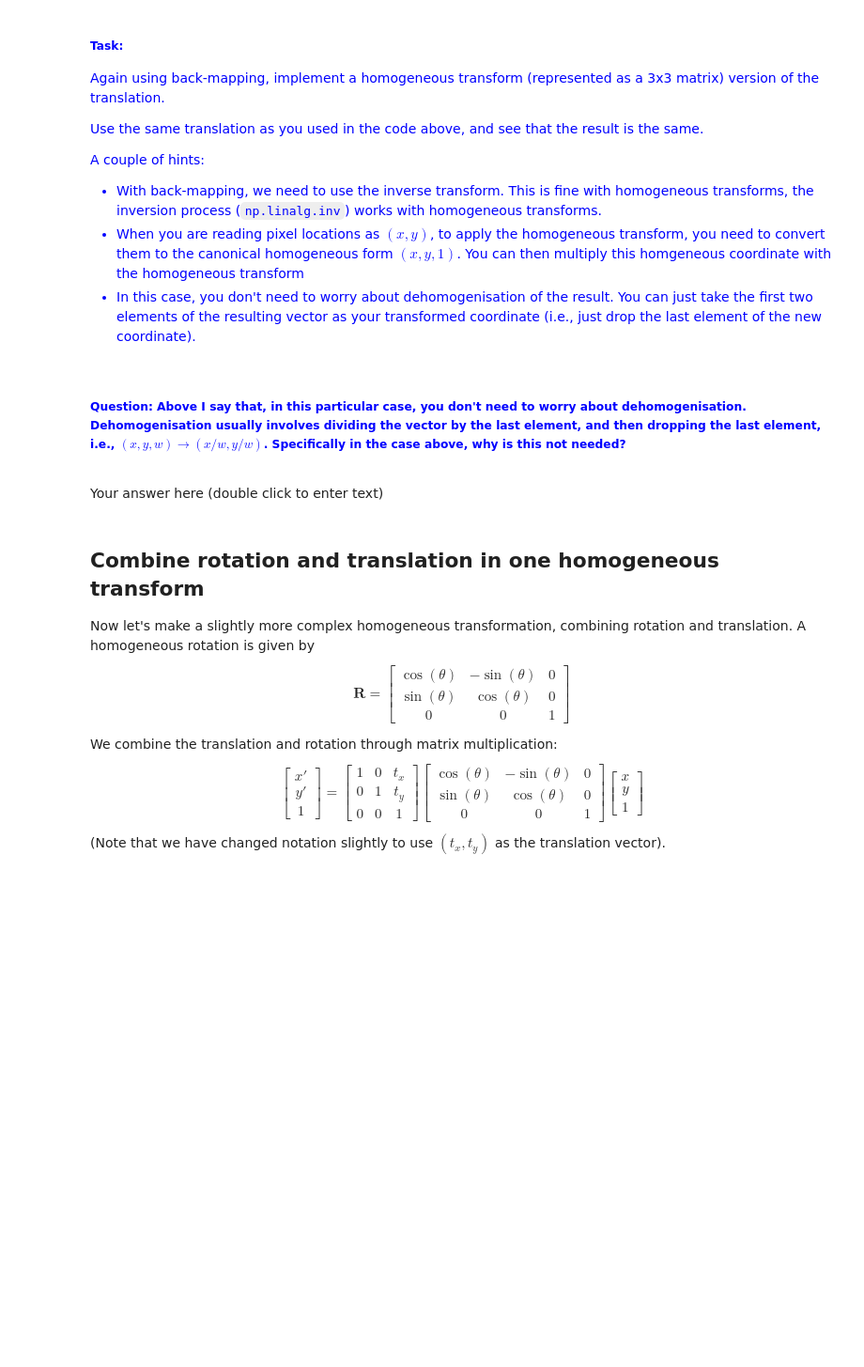
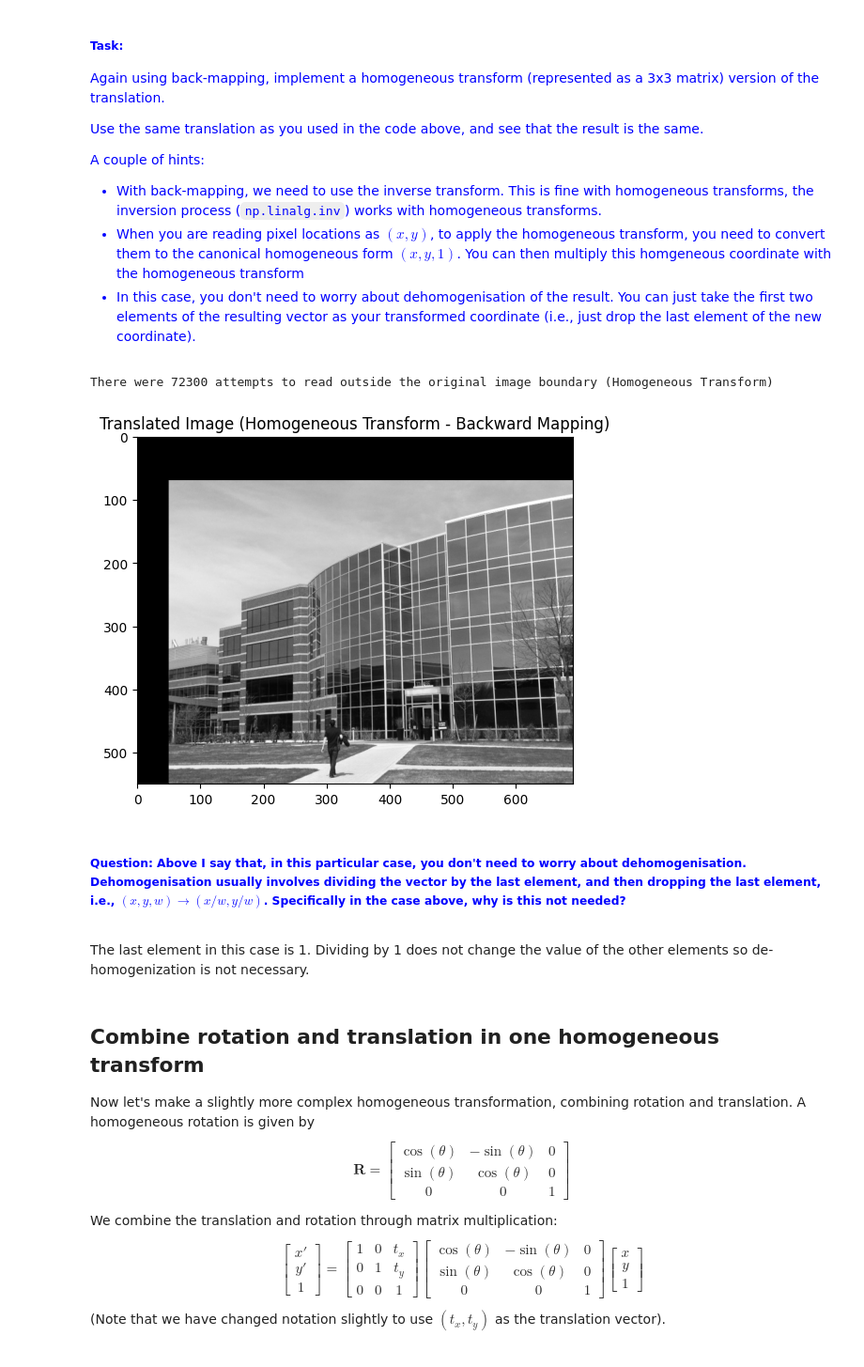
Before and after one commit to JamesBishop1973-coder/JamesB_CE5002_geom_vis, a Jupyter notebook: ETV1/Assignment1b_ProjectiveTransforms_9117504_JB.ipynb, the cells around one changed output. Shown at 94% size. Drawn from its saved outputs; the diff is of its cells as text; code cells hidden in the pictures; blank space fills up the shorter version.

Commit message:
Implemented translation using homogenous transform

```diff
--- a/ETV1/Assignment1b_ProjectiveTransforms_9117504_JB.ipynb
+++ b/ETV1/Assignment1b_ProjectiveTransforms_9117504_JB.ipynb
@@ -57,8 +57,8 @@ a=50
 b=70
 
 # Calculate the dimensions for the output space based on the translation factors
-img_hgt = int(img.shape[0] + b)
-img_wdt = int(img.shape[1] + a)
+img_hgt = img.shape[0] + b
+img_wdt = img.shape[1] + a
 
 # Create a new empty image with the calculated dimensions for the output space
 img_out = np.zeros((img_hgt, img_wdt))
@@ -78,7 +78,7 @@ for y_out in range(img_out.shape[0]):  # iterate each row in the output image
     # or addition are integers
         x_orig = pt_orig[0]
         y_orig = pt_orig[1]
-    # check that the resulting point is within the original input image bounds
+    # check that the original co-ordinates are within the input image bounds
         if 0 <= y_orig < img.shape[0] and 0 <= x_orig < img.shape[1]:
         # Copy the pixel value from the input space to the output space
             img_out[y_out, x_out]=img[y_orig, x_orig]
@@ -127,12 +127,72 @@ A couple of hints:
 # %%
 ##################
 # Your code here
+# %%
+##################
+# Your code here
+#Translation using homogenous transform
+
+#Create variables to store the translation factors
+a=50
+b=70
+
+# Calculate the dimensions for the output space based on the translation factors
+img_hgt = img.shape[0] + b
+img_wdt = img.shape[1] + a
+
+# Create a new empty image with the calculated dimensions for the output space
+img_out = np.zeros((img_hgt, img_wdt))
+
+# Create the homogeneous translation matrix (T_h)
+T_h = np.array([
+    [1, 0, a],
+    [0, 1, b],
+    [0, 0, 1]])
+
+# Calculate the inverse of the homogeneous translation matrix
+T_h_inv = np.linalg.inv(T_h)
+
+
+bound_err_cnt_h = 0
+
+for y_out in range(img_out.shape[0]):  # Corrected from img_out_h
+    for x_out in range(img_out.shape[1]): # Corrected from img_out_h
+        # Convert the output pixel to canonical homogenous form
+        pt_out_h = np.array([x_out, y_out, 1])
+
+        # Apply the inverse transform to get the original coordinate, '_fl' denotes 'float'
+        pt_orig_h_fl = T_h_inv @ pt_out_h
+
+        # As per instruction, no de-homogenization, just take the first two elements of the inverse transformed vector
+        x_orig_fl = pt_orig_h_fl[0]
+        y_orig_fl = pt_orig_h_fl[1]
+
+
+        # Perform rounding to nearest integer,
+        # this also performs nearest neighbours interpolation
+        x_orig = int(np.rint(x_orig_fl))
+        y_orig = int(np.rint(y_orig_fl))
+
+         # check that the original co-ordinates are within the input image bounds
+        if 0 <= y_orig < img.shape[0] and 0 <= x_orig < img.shape[1]:
+            # Copy the pixel value from the input space to the output space
+            img_out[y_out, x_out] = img[y_orig, x_orig] # Corrected from img_out_h
+        else:
+            bound_err_cnt_h += 1
+print(f"There were {bound_err_cnt_h} attempts to read outside the original image boundary (Homogeneous Transform)")
+
+plt.imshow(img_out, cmap='gray') # Corrected from img_out_h
+plt.title('Translated Image (Homogeneous Transform - Backward Mapping)')
+plt.show()
+# %% [output]
+There were 72300 attempts to read outside the original image boundary (Homogeneous Transform)
+[figure, added]
 # %% [markdown]
 <font color='blue'>
 
 ##### Question: Above I say that, in this particular case, you don't need to worry about dehomogenisation. Dehomogenisation usually involves dividing the vector by the last element, and then dropping the last element, i.e., $(x, y, w) \rightarrow (x/w, y/w)$. Specifically in the case above, why is this not needed?
 # %% [markdown]
-Your answer here (double click to enter text)
+The last element in this case is 1. Dividing by 1 does not change the value of the other elements so de-homogenization is not necessary.
 # %% [markdown]
 ## Combine rotation and translation in one homogeneous transform
 
```
